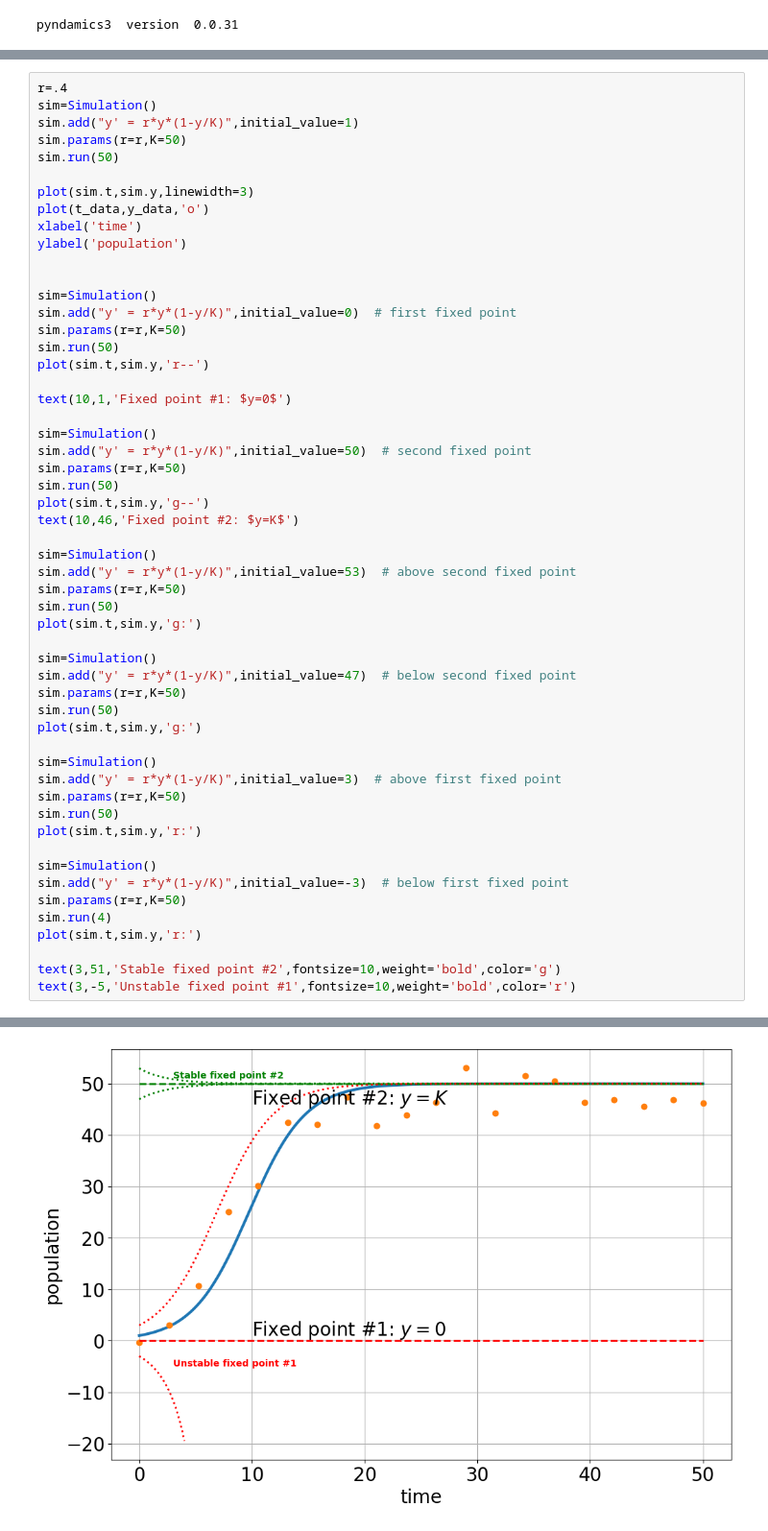
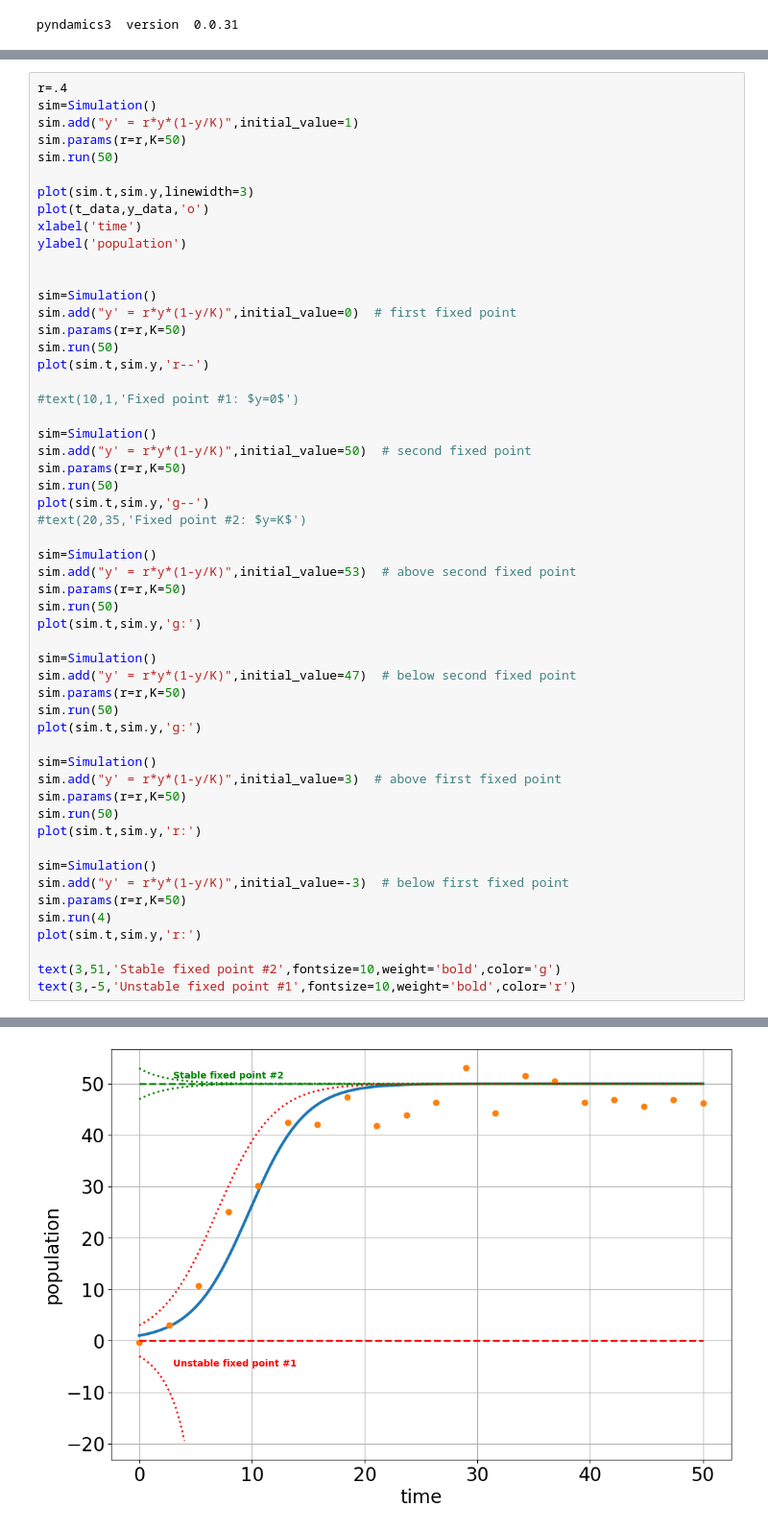
Before and after one commit to bblais/Computer-Programming-for-the-Sciences-Spring-2024, a Jupyter notebook: Sprint #2 - Dynamical Systems and Parameters/2024-03-07 - Example Demo Plot Logistic Growth.ipynb, the cells around one changed output, grey strips where cells are left out. Shown at 96% size. Drawn from its saved outputs; the diff is of its cells as text.

```diff
--- a/Sprint #2 - Dynamical Systems and Parameters/2024-03-07 - Example Demo Plot Logistic Growth.ipynb
+++ b/Sprint #2 - Dynamical Systems and Parameters/2024-03-07 - Example Demo Plot Logistic Growth.ipynb
@@ -32,41 +32,41 @@ sim.params(r=r,K=50)
 sim.run(50)
 plot(sim.t,sim.y,'r--')
 
-text(10,1,'Fixed point #1: $y=0$')
+#text(10,1,'Fixed point #1: $y=0$')
 
 sim=Simulation()
 sim.add("y' = r*y*(1-y/K)",initial_value=50)  # second fixed point
 sim.params(r=r,K=50)
 sim.run(50)
 plot(sim.t,sim.y,'g--')
-text(10,46,'Fixed point #2: $y=K$')
+#text(20,35,'Fixed point #2: $y=K$')
 
 sim=Simulation()
 sim.add("y' = r*y*(1-y/K)",initial_value=53)  # above second fixed point
 sim.params(r=r,K=50)
 sim.run(50)
 plot(sim.t,sim.y,'g:')
 
 sim=Simulation()
 sim.add("y' = r*y*(1-y/K)",initial_value=47)  # below second fixed point
 sim.params(r=r,K=50)
 sim.run(50)
 plot(sim.t,sim.y,'g:')
 
 sim=Simulation()
 sim.add("y' = r*y*(1-y/K)",initial_value=3)  # above first fixed point
 sim.params(r=r,K=50)
 sim.run(50)
 plot(sim.t,sim.y,'r:')
 
 sim=Simulation()
 sim.add("y' = r*y*(1-y/K)",initial_value=-3)  # below first fixed point
 sim.params(r=r,K=50)
 sim.run(4)
 plot(sim.t,sim.y,'r:')
 
 text(3,51,'Stable fixed point #2',fontsize=10,weight='bold',color='g')
 text(3,-5,'Unstable fixed point #1',fontsize=10,weight='bold',color='r')
 # %% [output]
 Text(3, -5, 'Unstable fixed point #1')
-[figure, old version]
+[figure, new version]
```
Also changed, not shown: 2 other files.
